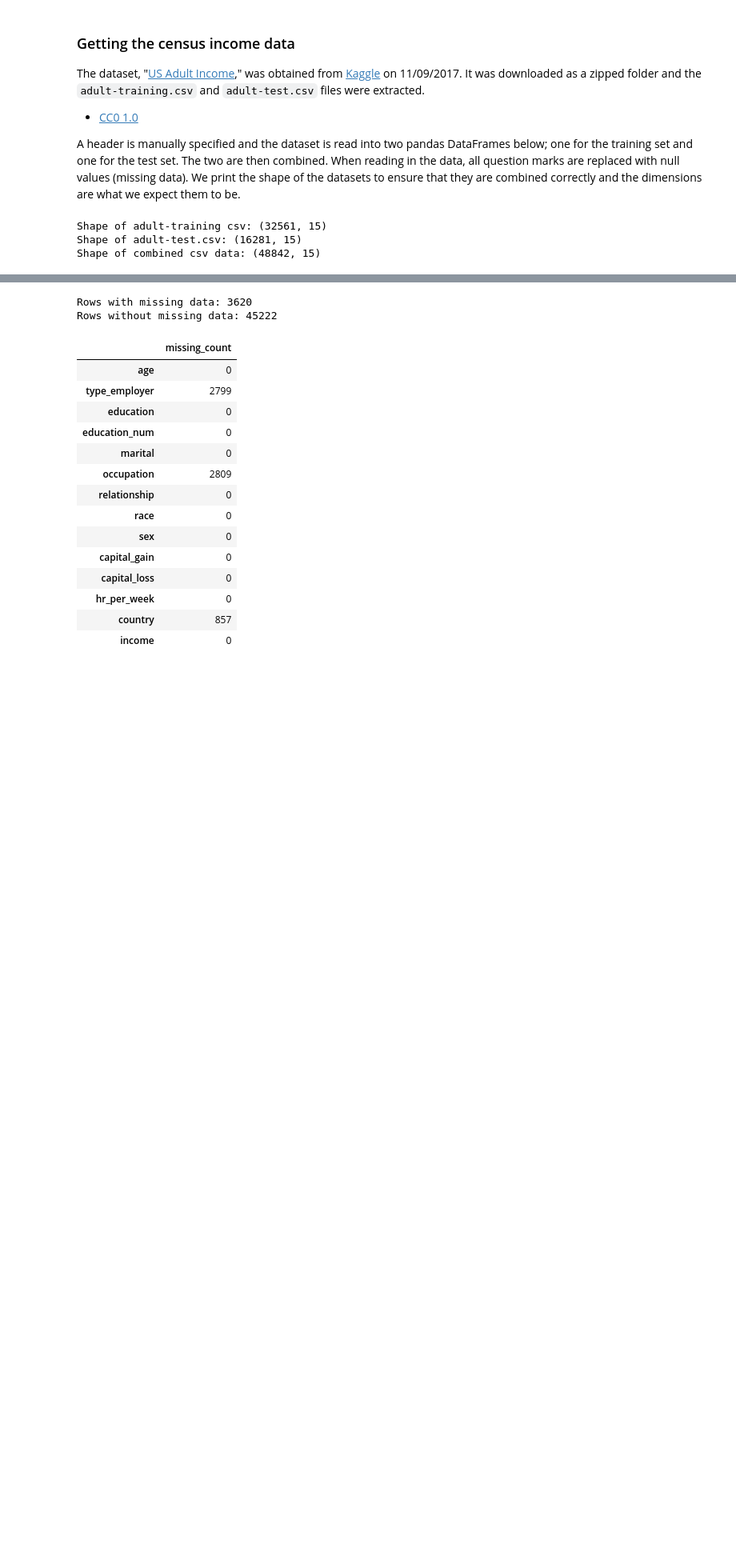
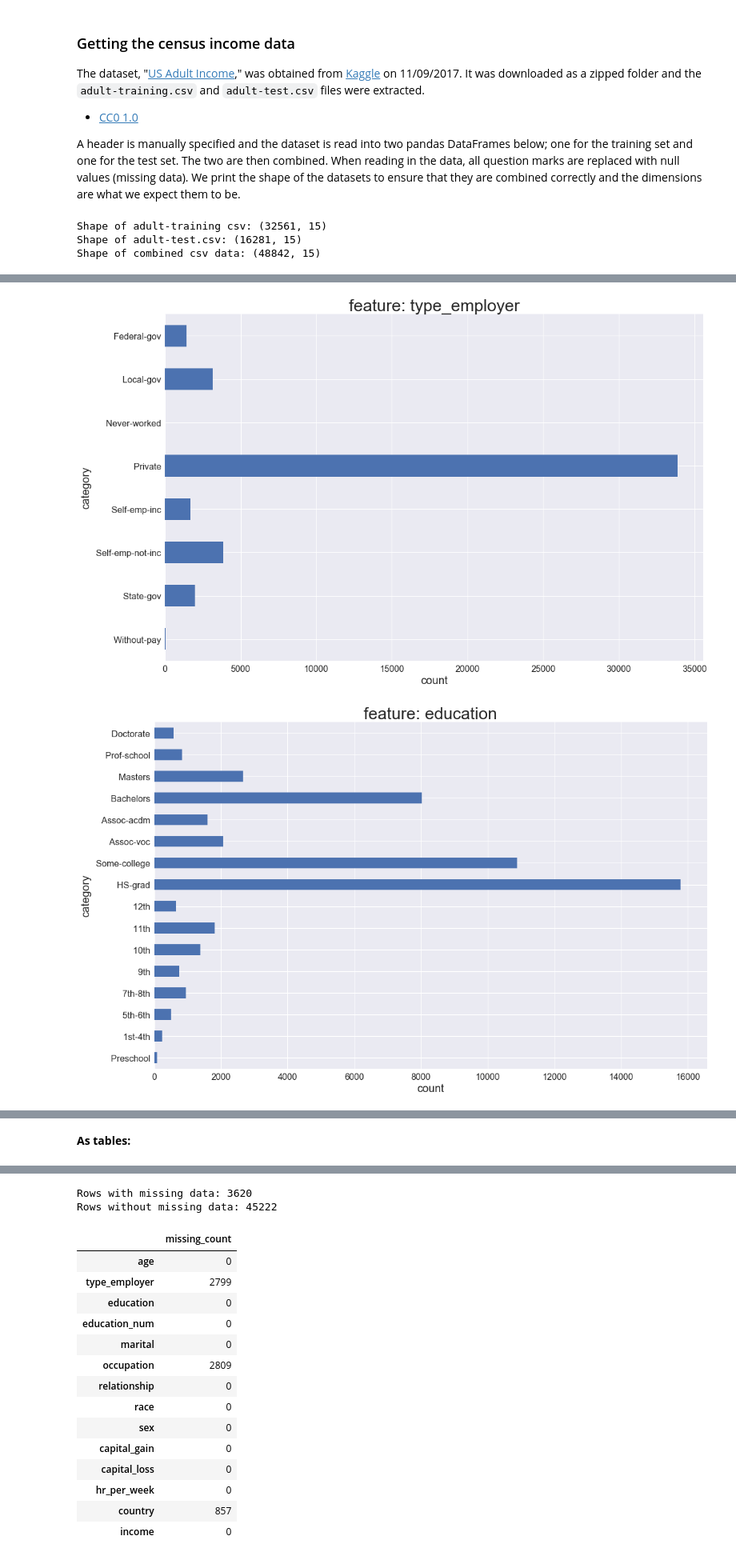
Before and after one commit to drjordy66/Analysis-of-Census-Income-Data, a Jupyter notebook: src/hcds-final-project.ipynb, the cells around one changed output, grey strips where cells are left out. Shown at 80% size. Cells and saved outputs as stored; diff of their text form; code cells hidden in the pictures; blank space fills up the shorter version.

```diff
--- a/src/hcds-final-project.ipynb
+++ b/src/hcds-final-project.ipynb
@@ -270,0 +288,12 @@ Shape of combined csv data: (48842, 15)
+# %%
+# create DataFrame for nice presentation
+summary = pd.DataFrame(columns=['feature', 'unique_count', 'dtype'])
+
+# loop through features and append summary statistics to the DataFrame
+for i in df.columns:
+    summary = summary.append(pd.DataFrame({'feature': [i],
+                                           'unique_count': [str(len(df[i].unique()))],
+                                           'dtype': [str(df[i].dtype)]}))
+
+# print DataFrame
+summary[['feature', 'dtype', 'unique_count']].reset_index(drop=True)
@@ -270,0 +360,28 @@ Shape of combined csv data: (48842, 15)
+# %%
+# define the categorical features as a list to loop through visualizing
+cat_features = ['type_employer', 'education', 'marital', 'occupation', 'relationship', 'race', 'sex', 'country', 'income']
+
+# loop through the features and visualize bar graphs
+for i in cat_features:
+
+    # special case for education to order it according to the feature education_num
+    if i == 'education':
+        temp = pd.DataFrame(df.groupby(['education_num', 'education'])['age'].count()).reset_index().rename_axis({'age': 'count'}, axis=1)
+        ax = temp.iloc[:, 1:3].plot.barh(x=temp.iloc[:, 1], figsize=(16,10), legend=False)
+
+    # all other features aside from education
+    else:
+        temp = get_counts(i).sort_values(i, ascending=False)
+        ax = temp.plot.barh(x=temp.iloc[:, 0], figsize=(16,10), legend=False)
+
+    # plot parameters (make it look readable and nice)
+    plt.title(str('feature: ' + i), fontsize=30)
+    plt.xlabel('count', fontsize=20)
+    plt.xticks(fontsize=16)
+    plt.ylabel('category', fontsize=20)
+    plt.yticks(fontsize=16)
+    plt.tight_layout()
+    plt.savefig(str('../analysis/eda_' + i + '.png'))
+# %% [output]
+[figure, added]
+[figure, added]
@@ -270,0 +395,2 @@ Shape of combined csv data: (48842, 15)
+# %% [markdown]
+__As tables:__
```
Also changed, not shown: parts of 48 cells of this notebook.
